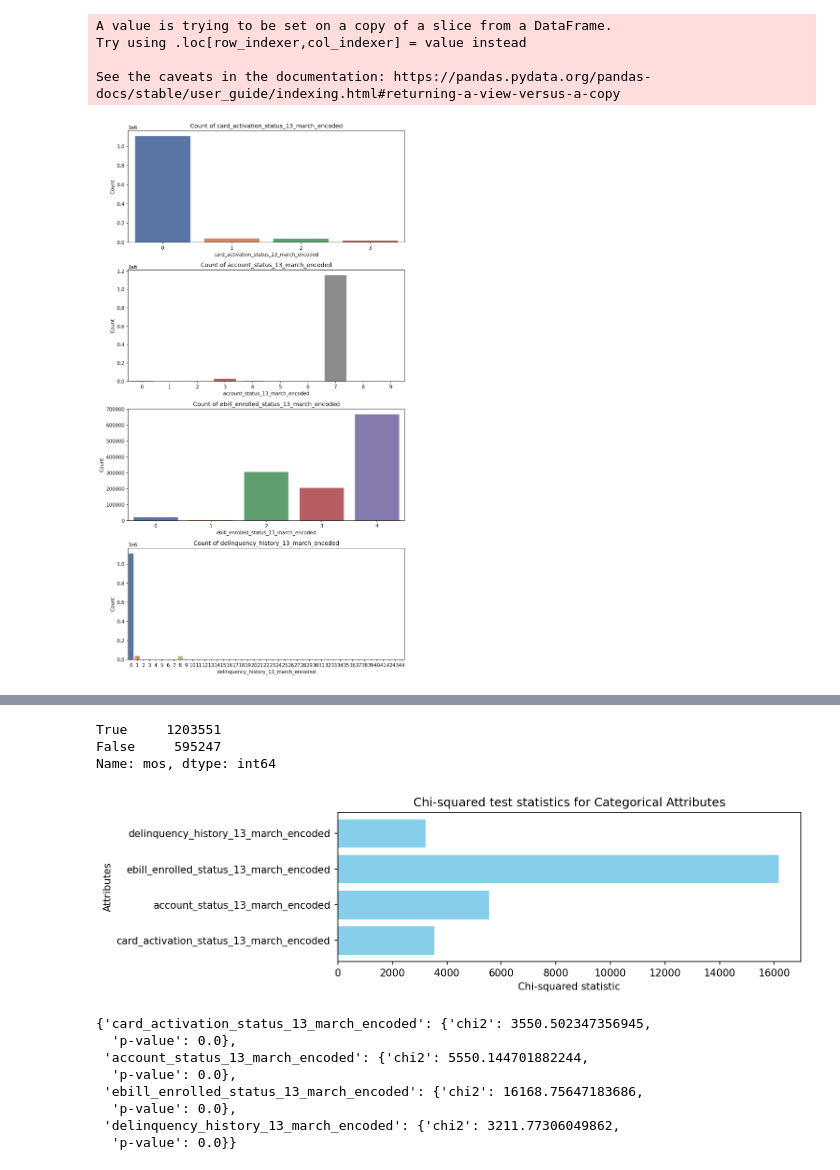
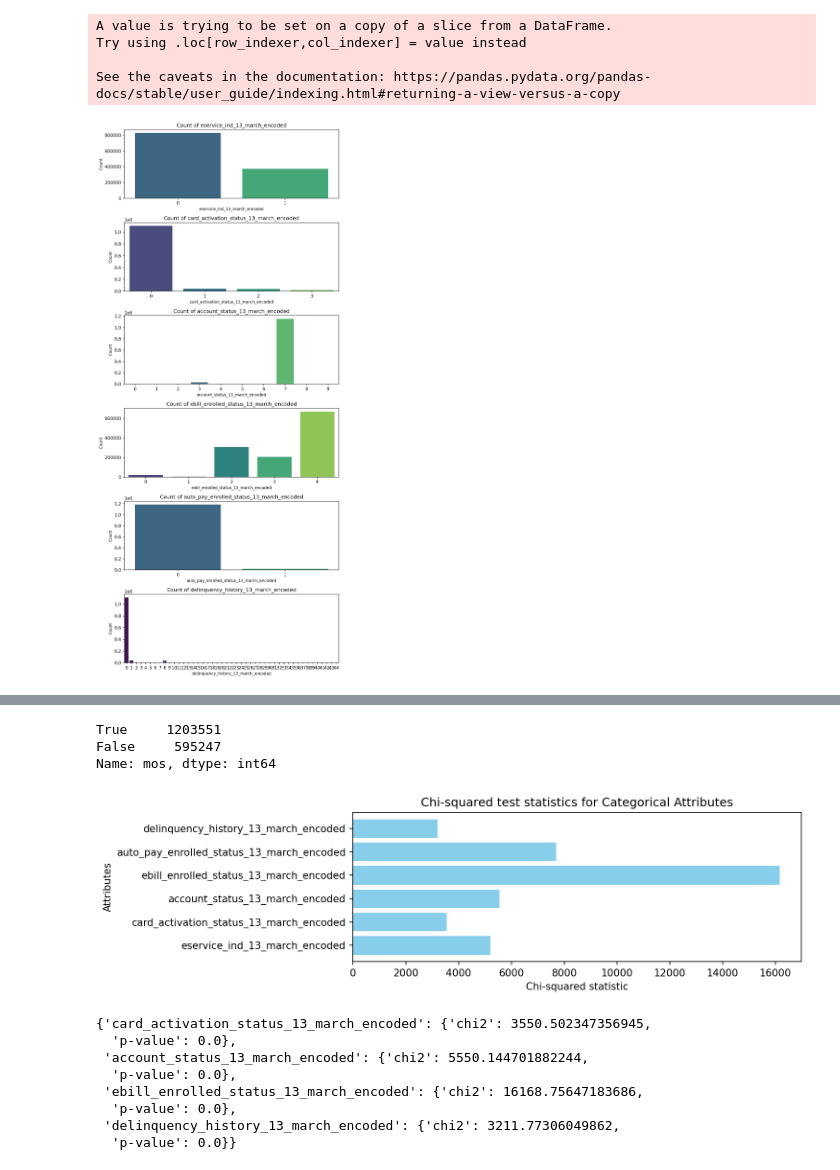
Before and after one commit to Johann-Cardenas/Datathon-2024, a Jupyter notebook: EDA.ipynb, the cells around one changed output, grey strips where cells are left out. Drawn from its saved outputs; the diff is of its cells as text; code cells hidden in the pictures.

```diff
--- a/EDA.ipynb
+++ b/EDA.ipynb
@@ -222,9 +222,11 @@ attributes_of_interest = [
 ]
 
 non_numeric_attributes = [
+    'eservice_ind_13_march',
     'card_activation_status_13_march',
     'account_status_13_march',
     'ebill_enrolled_status_13_march',
+    'auto_pay_enrolled_status_13_march',
     'delinquency_history_13_march'
 ]
 
@@ -292,16 +296,16 @@ Try using .loc[row_indexer,col_indexer] = value instead
 See the caveats in the documentation: https://pandas.pydata.org/pandas-docs/stable/user_guide/indexing.html#returning-a-view-versus-a-copy
 # %%
 # Visualize categorical attributes with count plots.
-fig, axes = plt.subplots(nrows=len(categorical_attributes_encoded), ncols=1, figsize=(9, 4 * len(categorical_attributes_encoded)), dpi=150)
+fig, axes = plt.subplots(nrows=len(categorical_attributes_encoded), ncols=1, figsize=(8, 3 * len(categorical_attributes_encoded)), dpi=150)
 for i, attribute in enumerate(categorical_attributes_encoded):
-    sns.countplot(x=TR_df[attribute], ax=axes[i], palette='deep')
+    sns.countplot(x=TR_df[attribute], ax=axes[i], palette='viridis')
     axes[i].set_title(f'Count of {attribute}', fontsize=12)
-    axes[i].set_xlabel(attribute, fontsize=10)
-    axes[i].set_ylabel('Count', fontsize=10)
+    axes[i].set_xlabel(attribute, fontsize=9)
+    axes[i].set_ylabel('Count', fontsize=9)
 plt.tight_layout()
 plt.show()
 # %% [output]
-[figure, old version]
+[figure, new version]
 # %%
 # Show a sample of the encoded categorical attributes
 TR_df[categorical_attributes_encoded].sample(10)
@@ -338,7 +342,7 @@ ax.set_title('Chi-squared test statistics for Categorical Attributes')
 plt.tight_layout()
 plt.show()
 # %% [output]
-[figure, old version]
+[figure, new version]
 # %%
 chi2_results
 # %% [output]
```
Also changed, not shown: parts of 7 cells of this notebook.
